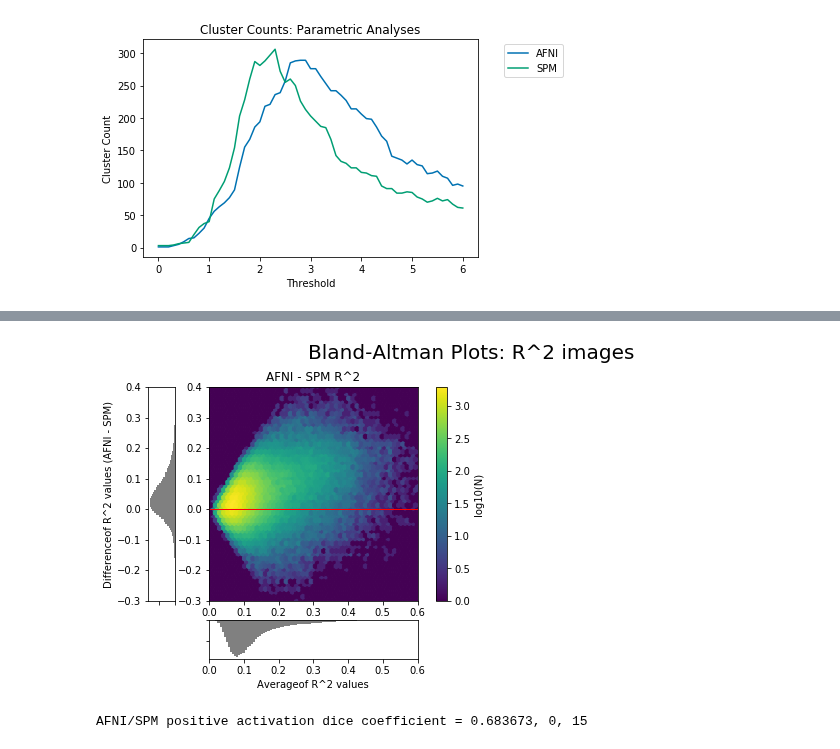
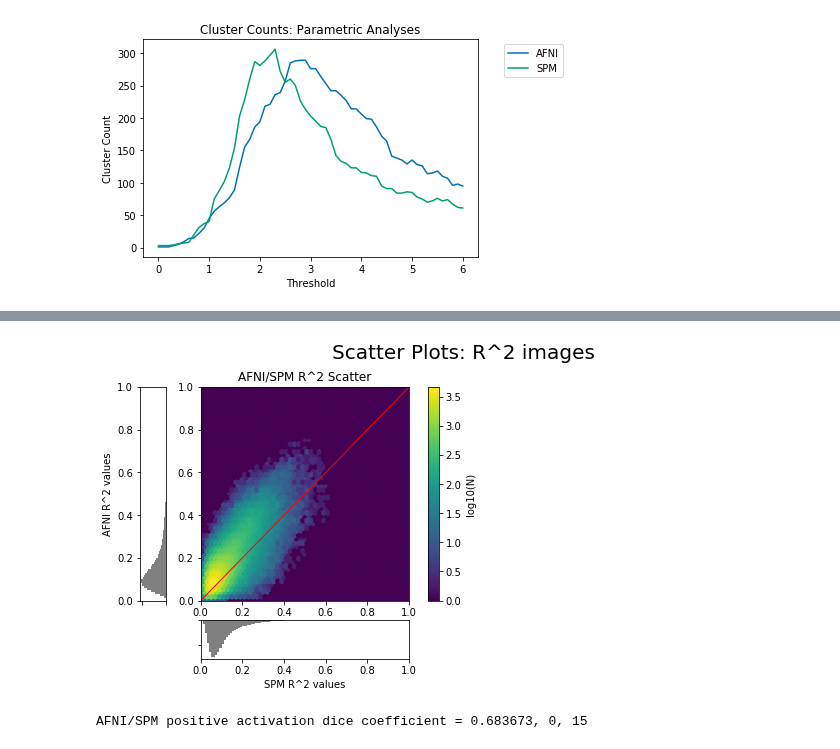
Before and after one commit to NISOx-BDI/Software_Comparison, a Jupyter notebook: figures/ds120_notebook.ipynb, the cells around one changed output, grey strips where cells are left out. Drawn from its saved outputs; the diff is of its cells as text; code cells hidden in the pictures.

```diff
--- a/figures/ds120_notebook.ipynb
+++ b/figures/ds120_notebook.ipynb
@@ -110,9 +110,8 @@ bland_altman.bland_altman('Bland-Altman Plots: Parametric Analyses', afni_stat_f
 # %%
-reload(bland_altman)
-bland_altman.bland_altman('Bland-Altman Plots: R^2 images', afni_r_squared, spm_r_squared,
-             'AFNI - SPM R^2', study=study)
+bland_altman.scatter('Scatter Plots: R^2 images', afni_r_squared, spm_r_squared,
+             'AFNI/SPM R^2 Scatter', study=study)
 # %% [output]
-[figure, old version]
+[figure, new version]
 # %%
 from lib import dice
 dice.dice(afni_exc_set_file, spm_exc_set_file, study=study,
```
Also changed, not shown: parts of 1 cell of this notebook, 2 other files.
